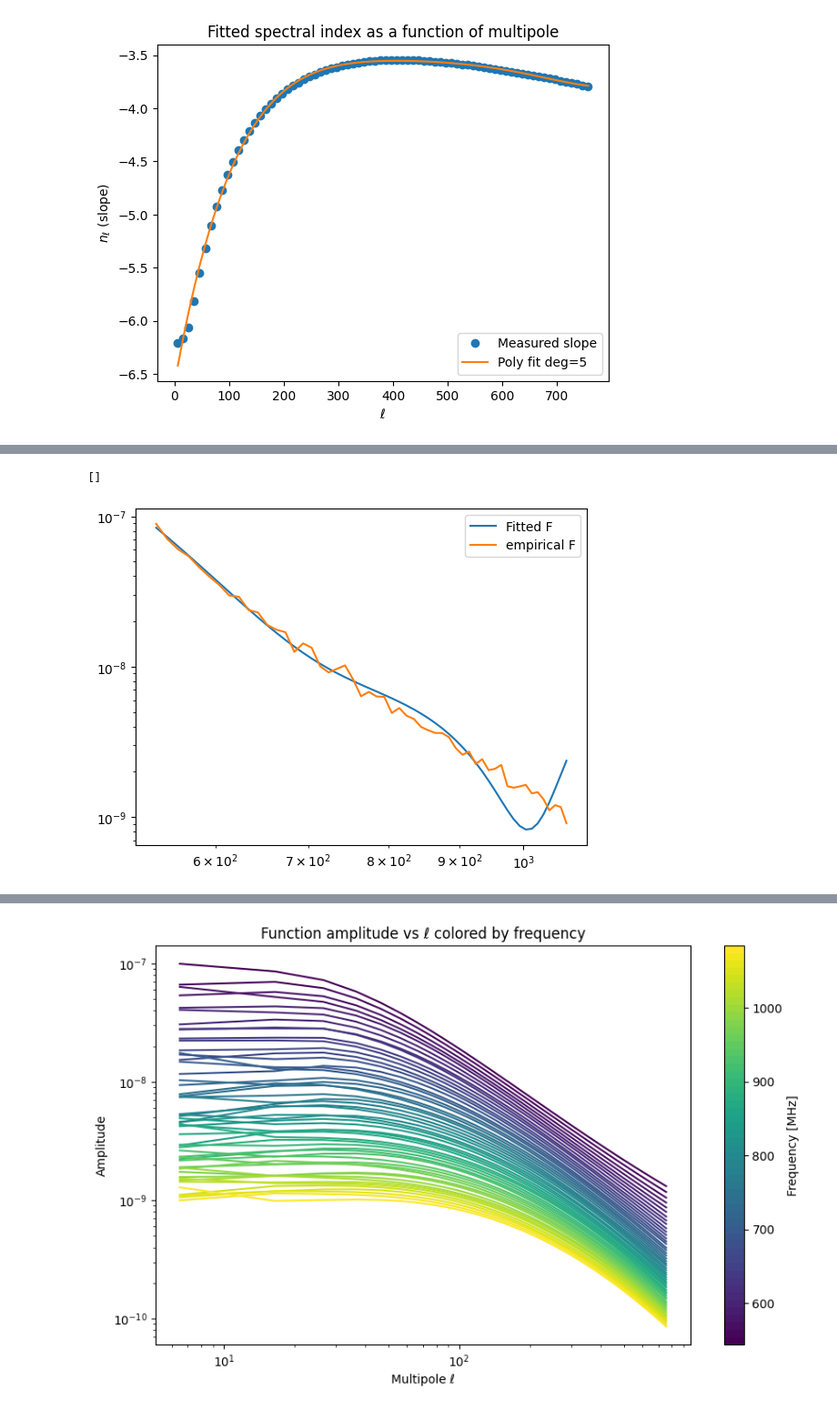
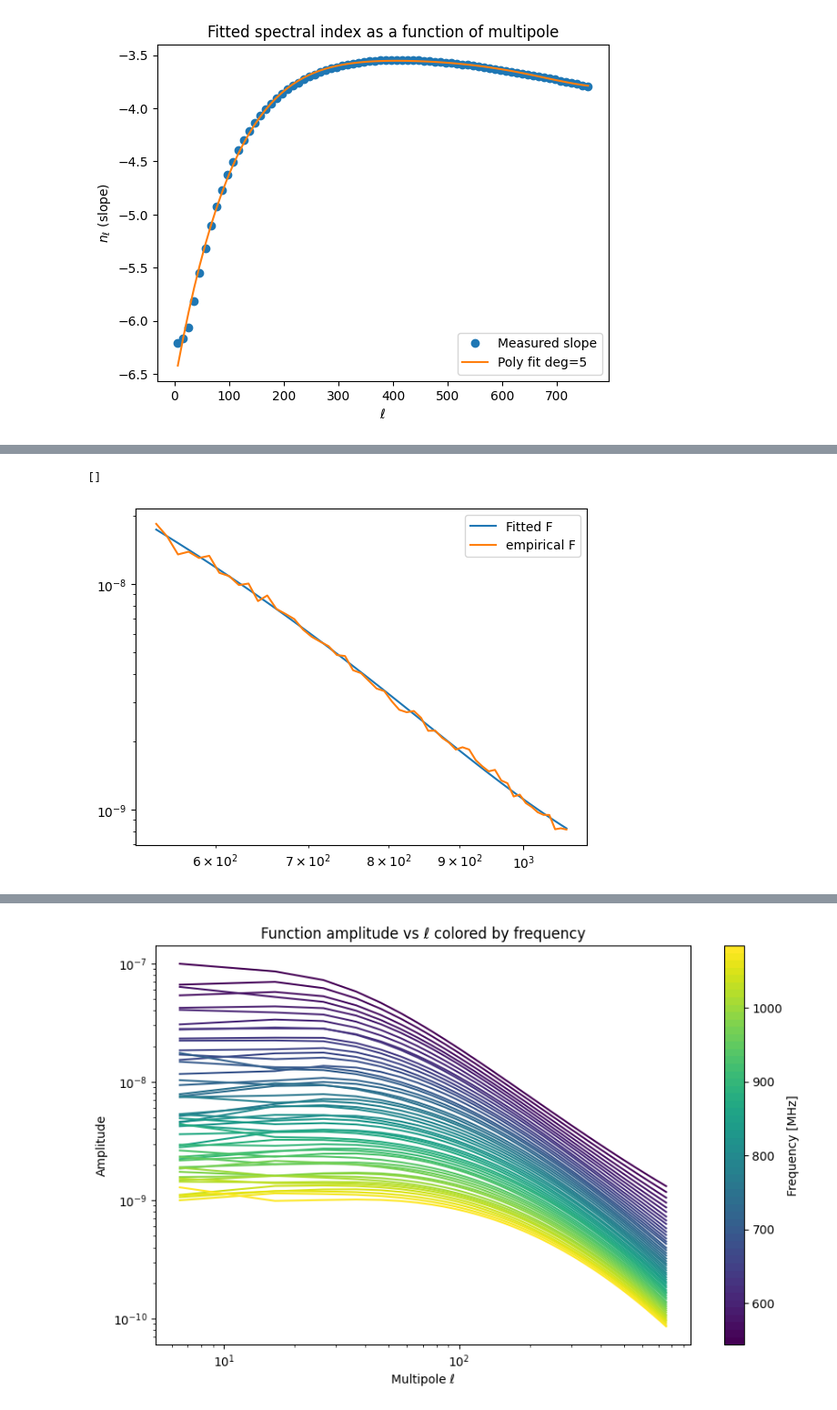
Before and after one commit to urwa99/MASS_Thesis, a Jupyter notebook: HI/parametric_model.ipynb, the cells around one changed output, grey strips where cells are left out. Shown at 91% size. Drawn from its saved outputs; the diff is of its cells as text; code cells hidden in the pictures.

Commit message:
changed plots

```diff
--- a/HI/parametric_model.ipynb
+++ b/HI/parametric_model.ipynb
@@ -453,14 +572,14 @@ def log_poly_model_freq(nu, *coeffs):
 # %%
 from scipy.optimize import curve_fit
 
-y=1
+y=10
 popt_f, _ = curve_fit(log_poly_model, freqs[:-1], np.diag(hi_binned[y,:,:]), p0=np.ones(5)) #initial coefficient guess of ones of size k
 fit_f =( 10**log_poly_model(freqs[:-1], *popt_f) ) * (freqs[:-1]/freqs[0])**-1e-20
 
 plt.plot(freqs[:-1], (fit_f-1)/2.3, label='Fitted F')
 plt.plot(freqs[:-1], np.diag(hi_binned[y,:,:]), label='empirical F')
 plt.legend()
 plt.loglog()
 # %% [output]
 []
-[figure, old version]
+[figure, new version]
```
Also changed, not shown: parts of 23 cells of this notebook.
